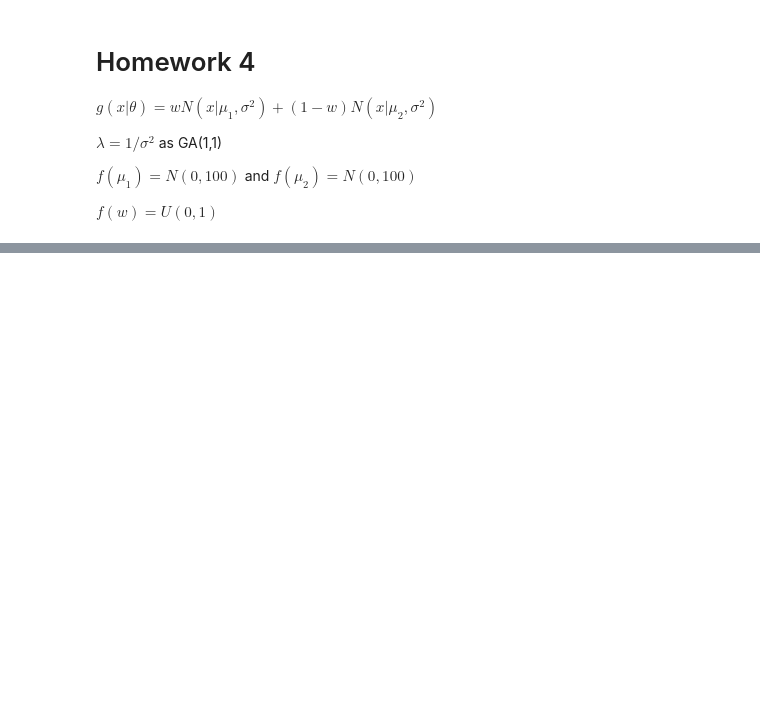
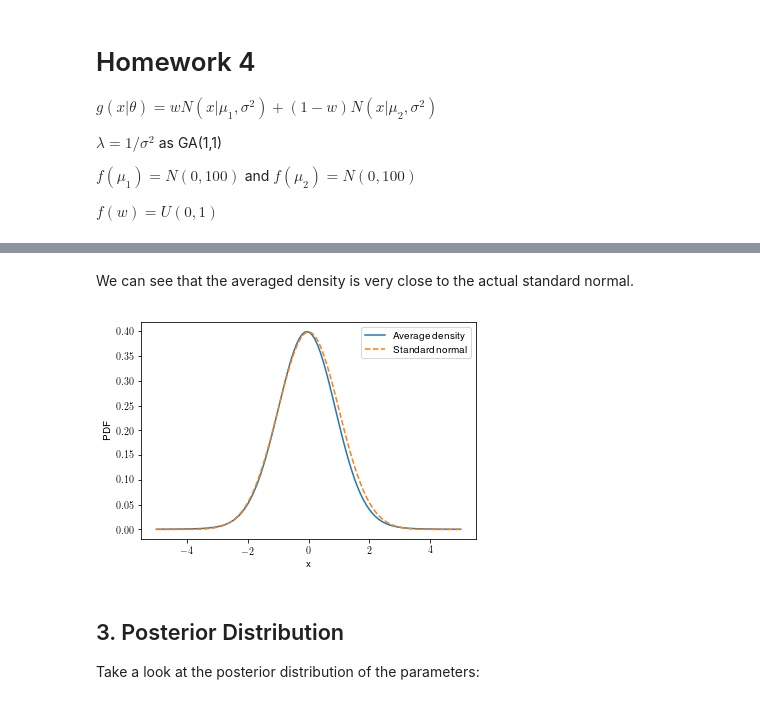
Before and after one commit to west5678/MCMC, a Jupyter notebook: hw4/Homework 4.ipynb, the cells around one changed output, grey strips where cells are left out. Drawn from its saved outputs; the diff is of its cells as text; code cells hidden in the pictures; blank space fills up the shorter version.

```diff
--- a/hw4/Homework 4.ipynb
+++ b/hw4/Homework 4.ipynb
@@ -88,6 +39,0 @@ for i in range(N):
-# %%
-x = np.linspace(-5, 5, 100)
-distributions = np.zeros((N, len(x)))
-for i in range(len(x)):
-    distributions[i] = gaussian(x, parameters[i,1], parameters[i,3])*parameters[i, 0] + gaussian(
-                                x, parameters[i,2], parameters[i,3])*(1-parameters[i, 0])
@@ -139,0 +128,24 @@ sns.distplot(sample5)
+# %%
+sample1 = np.array(sample1)
+N = 100000
+w = np.random.uniform()
+a0 = 1
+b0 = 1
+lmbda0 = 1/100
+lmbda = np.random.gamma(a0, 1/b0)
+mu1 = np.random.normal(0, 10)
+mu2 = np.random.normal(0, 10)
+parameters = np.zeros((N, 5))
+sample5 = np.zeros(N)
+for i in range(N):
+    d = draw_d(w, mu1, mu2, lmbda, sample1)
+    w = draw_w(d)
+    lmbda = draw_lambda(mu1, mu2, d, a0, b0, sample1)
+    mu1 = draw_mu1(d, lmbda, lmbda0, sample1)
+    mu2 = draw_mu2(d, lmbda, lmbda0, sample1)
+    parameters[i] = np.array([w, mu1, mu2, lmbda, d.mean()])
+    u = np.random.uniform()
+    if u < w:
+        sample5[i] = np.random.normal(mu1, 1/np.sqrt(lmbda))
+    else:
+        sample5[i] = np.random.normal(mu2, 1/np.sqrt(lmbda))
@@ -139,0 +156,22 @@ sns.distplot(sample5)
+# %%
+x = np.linspace(-5, 5, 101)
+distributions = np.zeros((N, len(x)))
+for i in range(len(x)):
+    distributions[i] = gaussian(x, parameters[i,1], parameters[i,3])*parameters[i, 0] + gaussian(
+                                x, parameters[i,2], parameters[i,3])*(1-parameters[i, 0])
+# %% [markdown]
+We can see that the averaged density is very close to the actual standard normal.
+# %%
+mean_density = distributions.mean(axis = 0)
+plt.plot(x, mean_density*gaussian(x, 0, 1).max()/mean_density.max(), label = 'Average density')
+plt.plot(x, gaussian(x, 0, 1), '--', label = 'Standard normal')
+plt.xlabel('x')
+plt.ylabel('PDF')
+plt.legend()
+plt.show()
+# %% [output]
+[figure, added]
+# %% [markdown]
+## 3. Posterior Distribution
+
+Take a look at the posterior distribution of the parameters:
```
Also changed, not shown: parts of 49 cells of this notebook.
